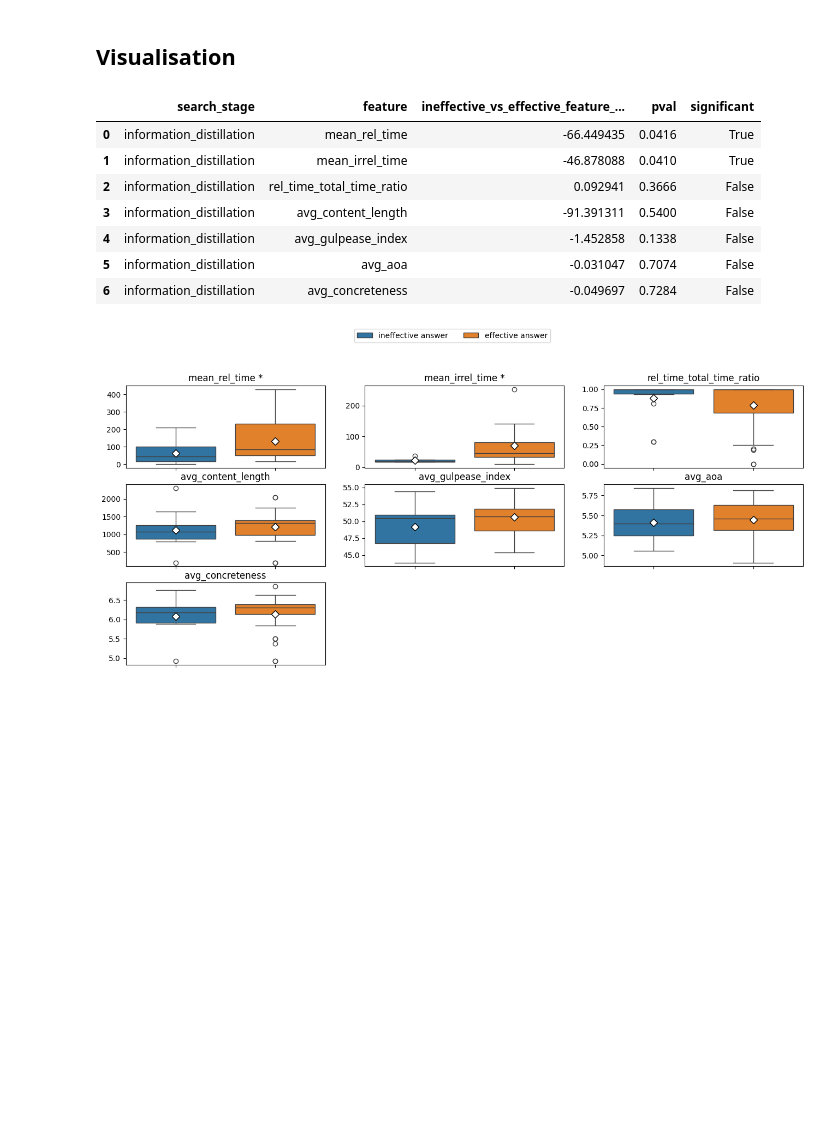
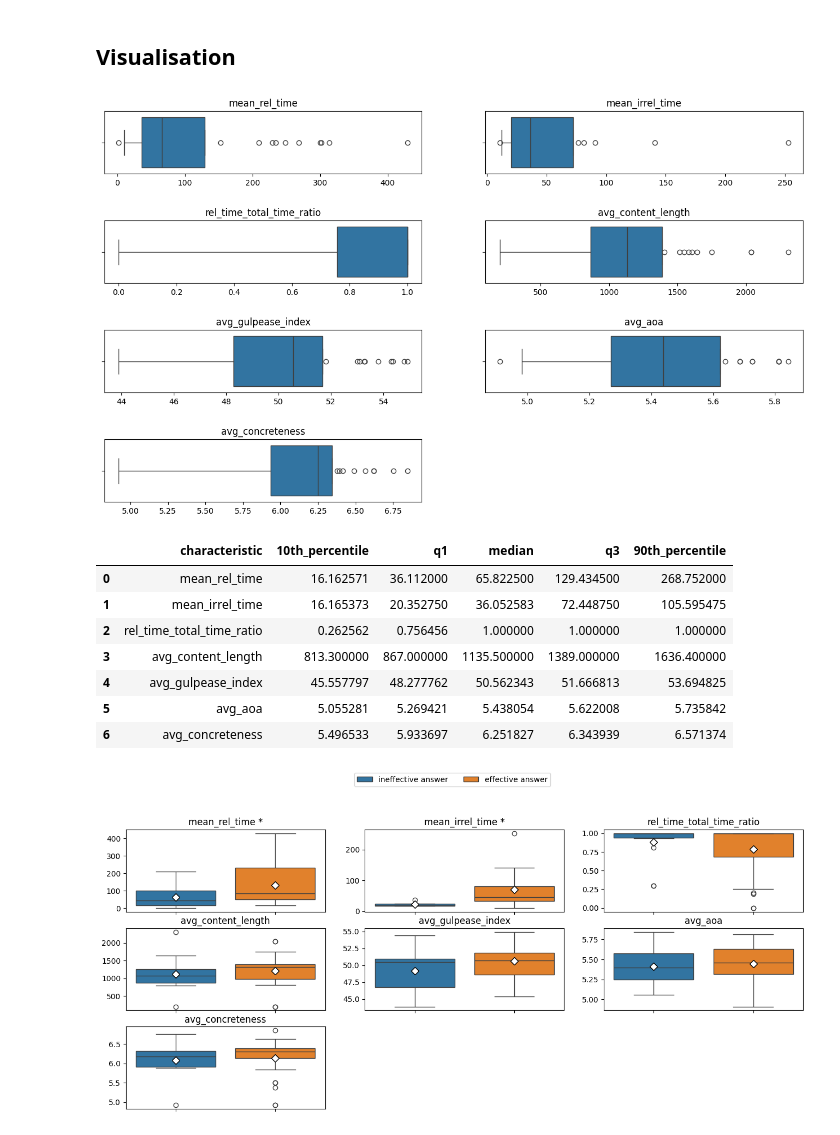
Before and after one commit to SOLandChildren/CHIIR27_LogAnalysis, a Jupyter notebook: information_distillation.ipynb, the cells around one changed output. Drawn from its saved outputs; the diff is of its cells as text; code cells hidden in the pictures; blank space fills up the shorter version.

Commit message:
Calculated descriptive stats for all stages and visualised them

```diff
--- a/information_distillation.ipynb
+++ b/information_distillation.ipynb
@@ -220,23 +220,24 @@ final_answer_df.head()
 # %% [markdown]
 ## Visualisation
 # %%
-from driver import get_significance, get_boxplots, get_radar_plot
 import pandas as pd
 
 final_answer_df = pd.read_csv("Data/final_answer_df.csv")
 categories = ["mean_rel_time", "mean_irrel_time", "rel_time_total_time_ratio",
             #   "num_clicks", "num_unique_pages", "num_serps", "mean_ratio_results_explored_per_serp", "mean_click_depth",
               "avg_content_length", "avg_gulpease_index", "avg_aoa", "avg_concreteness"]
-
-sig_test_results = get_significance(df=final_answer_df, effective_label="effective_answer" stage="information_distillation", categories=categories)
-sig_test_results.to_csv("Data/sig_test_information_distillation.csv", index=False, encoding="utf8")
-sig_test_results
-# %% [output]
-|  | search_stage | feature | ineffective_vs_effective_feature_... | pval | significant |
-| 0 | information_distillation | mean_rel_time | -66.449435 | 0.0416 | True |
-| 1 | information_distillation | mean_irrel_time | -46.878088 | 0.0410 | True |
-| 2 | information_distillation | rel_time_total_time_ratio | 0.092941 | 0.3666 | False |
-| 3 | information_distillation | avg_content_length | -91.391311 | 0.5400 | False |
-| 4 | information_distillation | avg_gulpease_index | -1.452858 | 0.1338 | False |
-| 5 | information_distillation | avg_aoa | -0.031047 | 0.7074 | False |
-| 6 | information_distillation | avg_concreteness | -0.049697 | 0.7284 | False |
+# %%
+from driver import get_descriptive_stats
+
+desc_stats = get_descriptive_stats(df=final_answer_df, search_stage="information_distillation", categories=categories, nrows=4, ncols=2)
+desc_stats
+# %% [output]
+[figure, added]
+|  | characteristic | 10th_percentile | q1 | median | q3 | 90th_percentile |
+| 0 | mean_rel_time | 16.162571 | 36.112000 | 65.822500 | 129.434500 | 268.752000 |
+| 1 | mean_irrel_time | 16.165373 | 20.352750 | 36.052583 | 72.448750 | 105.595475 |
+| 2 | rel_time_total_time_ratio | 0.262562 | 0.756456 | 1.000000 | 1.000000 | 1.000000 |
+| 3 | avg_content_length | 813.300000 | 867.000000 | 1135.500000 | 1389.000000 | 1636.400000 |
+| 4 | avg_gulpease_index | 45.557797 | 48.277762 | 50.562343 | 51.666813 | 53.694825 |
+| 5 | avg_aoa | 5.055281 | 5.269421 | 5.438054 | 5.622008 | 5.735842 |
+| 6 | avg_concreteness | 5.496533 | 5.933697 | 6.251827 | 6.343939 | 6.571374 |
```
Also changed, not shown: parts of 5 cells of this notebook, 14 other files.
